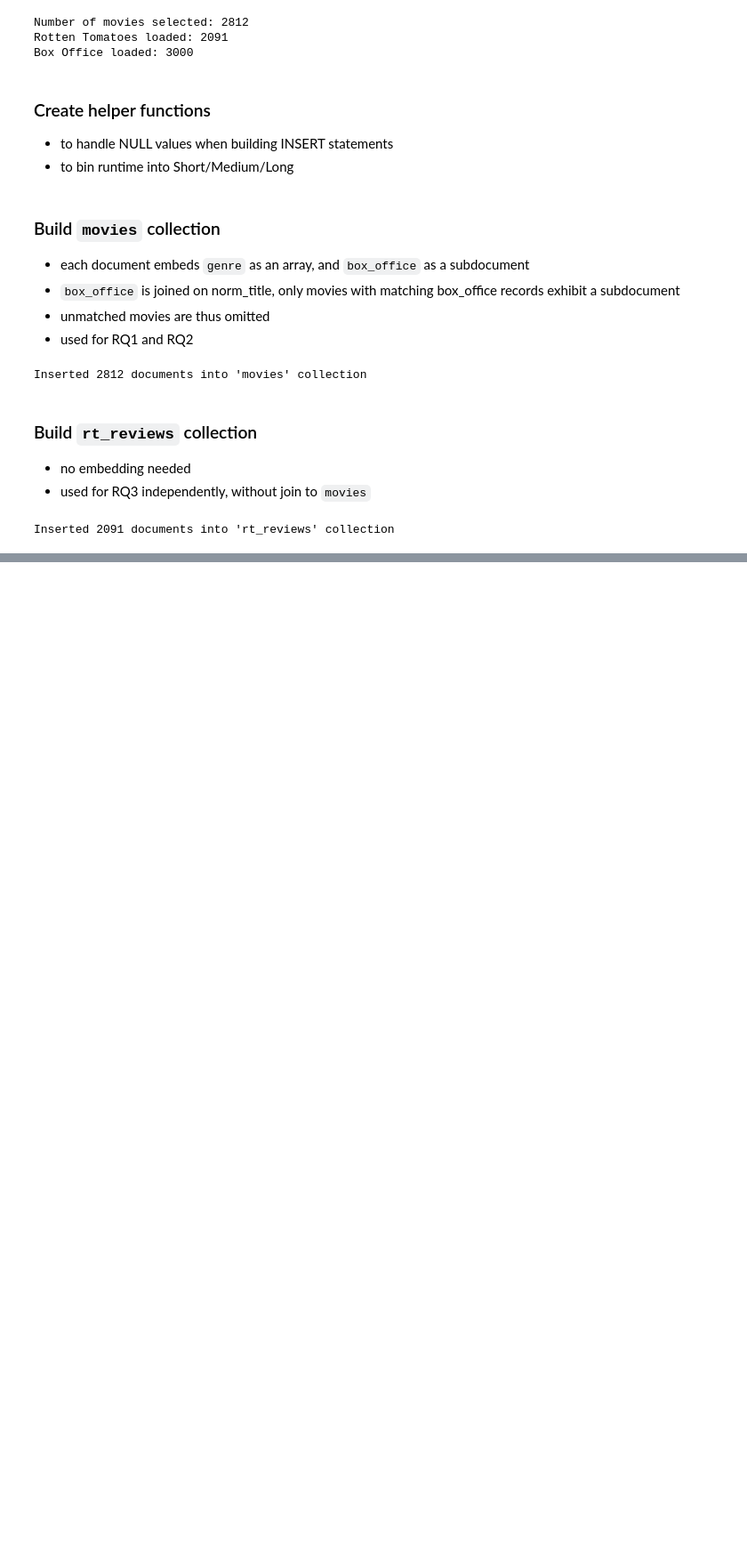
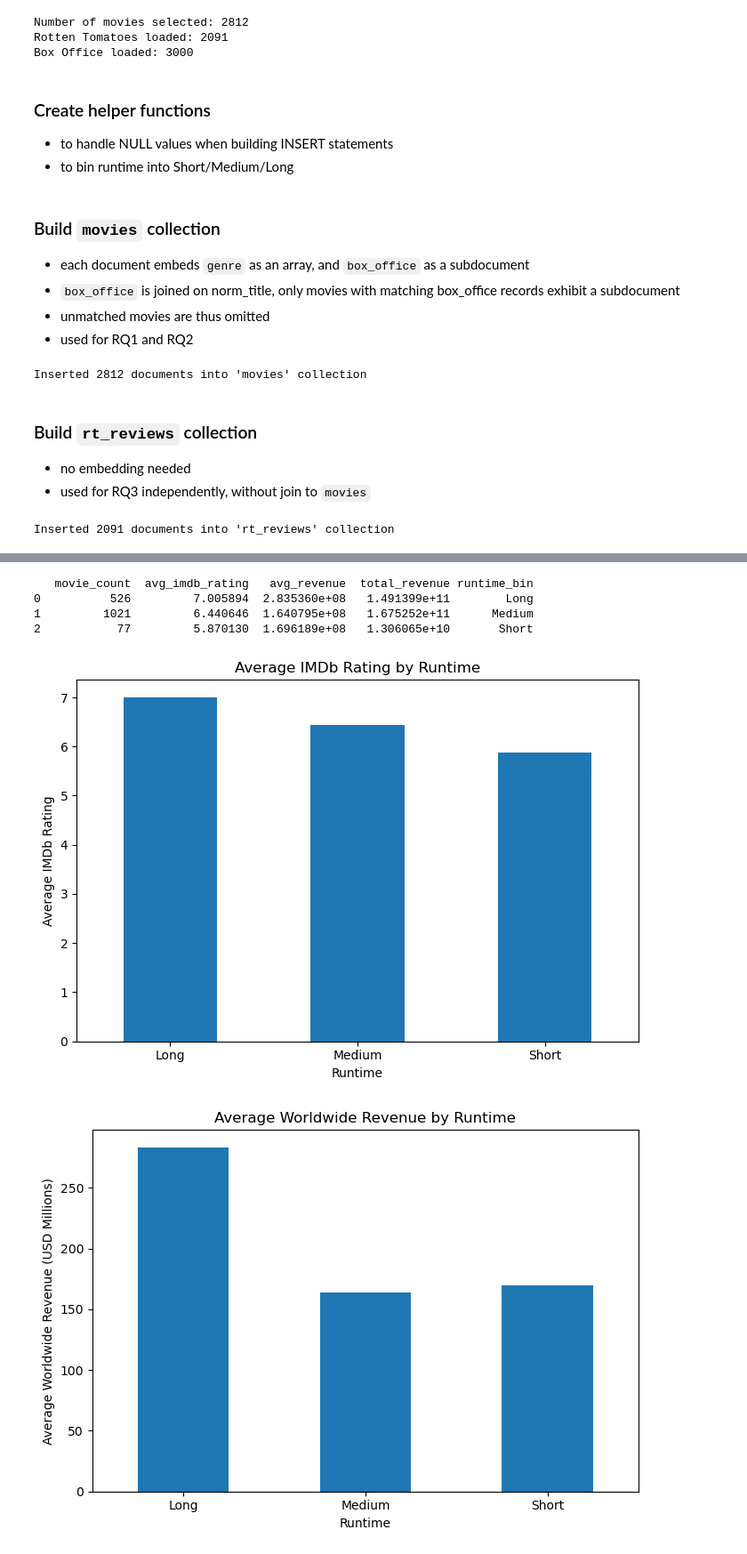
Before and after one commit to firilanjm/CPSC368-Project, a Jupyter notebook: notebooks/using_mongodb.ipynb, the cells around one changed output, grey strips where cells are left out. Shown at 89% size. Cells and saved outputs as stored; diff of their text form; code cells hidden in the pictures; blank space fills up the shorter version.

```diff
--- a/notebooks/using_mongodb.ipynb
+++ b/notebooks/using_mongodb.ipynb
@@ -154,0 +258,61 @@ Inserted 2091 documents into 'rt_reviews' collection
+# %%
+pipeline_rq2 = [
+    # Filter movies that have both a box office revenue and a runtime recorded
+    # Excludes documents where either field is missing entirely ($exists) or stored as null ($ne)
+    {"$match": {
+        "box_office.worldwide_revenue": {"$exists": True, "$ne": None},
+        "runtime_minutes": {"$exists": True, "$ne": None}
+    }},
+
+    # Group by the runtime_category field from runtime_category() function
+    # Compute averages and count
+    {"$group": {"_id": "$runtime_category",
+                "movie_count": {"$sum": 1},
+                "avg_imdb_rating": {"$avg": "$imdb_rating"},
+                "avg_revenue": {"$avg": "$box_office.worldwide_revenue"},
+                "total_revenue": {"$sum": "$box_office.worldwide_revenue"}}},
+
+    # Rename _id to runtime_bin ("short", "medium", "long")
+    {"$project": {"_id": 0,
+                  "runtime_bin": "$_id",
+                  "movie_count": 1,
+                  "avg_imdb_rating": 1,
+                  "avg_revenue": 1,
+                  "total_revenue": 1}},
+
+    # Sort in ascending alphabet, from long to medium to short
+    {"$sort": {"runtime_bin": 1}}]
+
+# Store results in dataframe
+rq2_results = list(db["movies"].aggregate(pipeline_rq2))
+mongo_rq2_df = pd.DataFrame(rq2_results)
+print(mongo_rq2_df)
+# %% [output]
+   movie_count  avg_imdb_rating   avg_revenue  total_revenue runtime_bin
+0          526         7.005894  2.835360e+08   1.491399e+11        Long
+1         1021         6.440646  1.640795e+08   1.675252e+11      Medium
+2           77         5.870130  1.696189e+08   1.306065e+10       Short
+# %%
+# Figure 1: Average IMDb Rating by Runtime
+mongo_rq2_df.plot(x = "runtime_bin", y = "avg_imdb_rating", kind = "bar", figsize=(7, 5), legend = False)
+plt.xlabel("Runtime")
+plt.ylabel("Average IMDb Rating")
+plt.title("Average IMDb Rating by Runtime")
+plt.xticks(rotation=0)
+plt.tight_layout()
+plt.show()
+
+# Figure 2: Average Worldwide Revenue by Runtime
+mongo_rq2_plot2 = rq2_df.copy()
+mongo_rq2_plot2["avg_revenue"] = mongo_rq2_plot2["avg_revenue"] / 1000000 # Revenue in terms of millions
+
+mongo_rq2_plot2.plot(x = "runtime_bin", y = "avg_revenue", kind = "bar", figsize = (7, 5), legend = False)
+plt.xlabel("Runtime")
+plt.ylabel("Average Worldwide Revenue (USD Millions)")
+plt.title("Average Worldwide Revenue by Runtime")
+plt.xticks(rotation=0)
+plt.tight_layout()
+plt.show()
+# %% [output]
+[figure, added]
+[figure, added]
```
Also changed, not shown: parts of 12 cells of this notebook.
